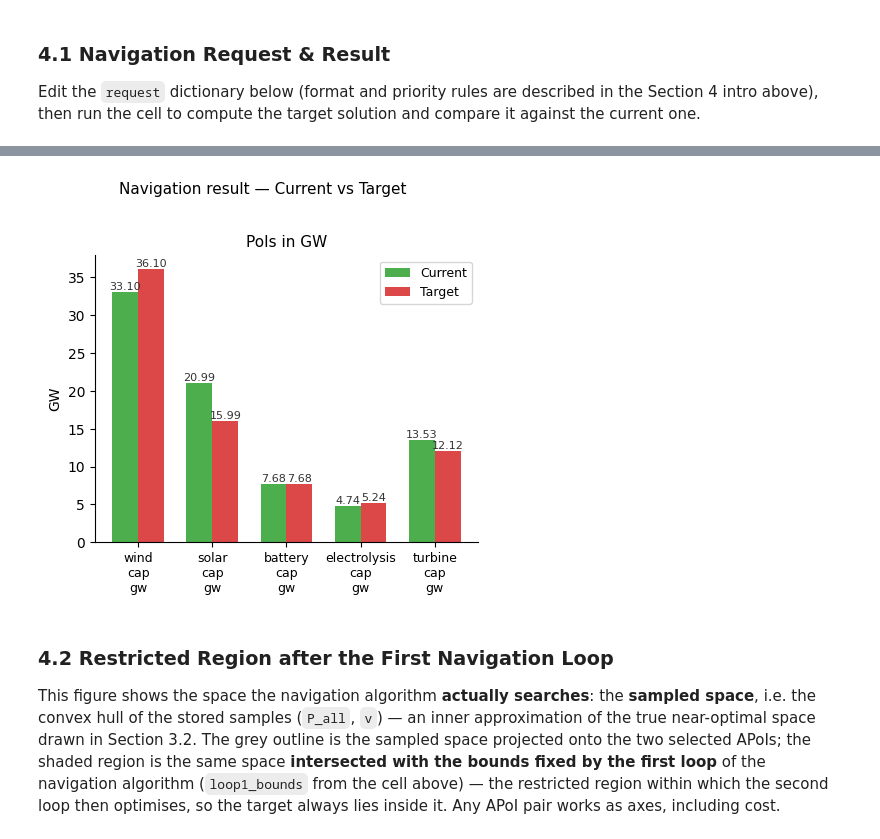
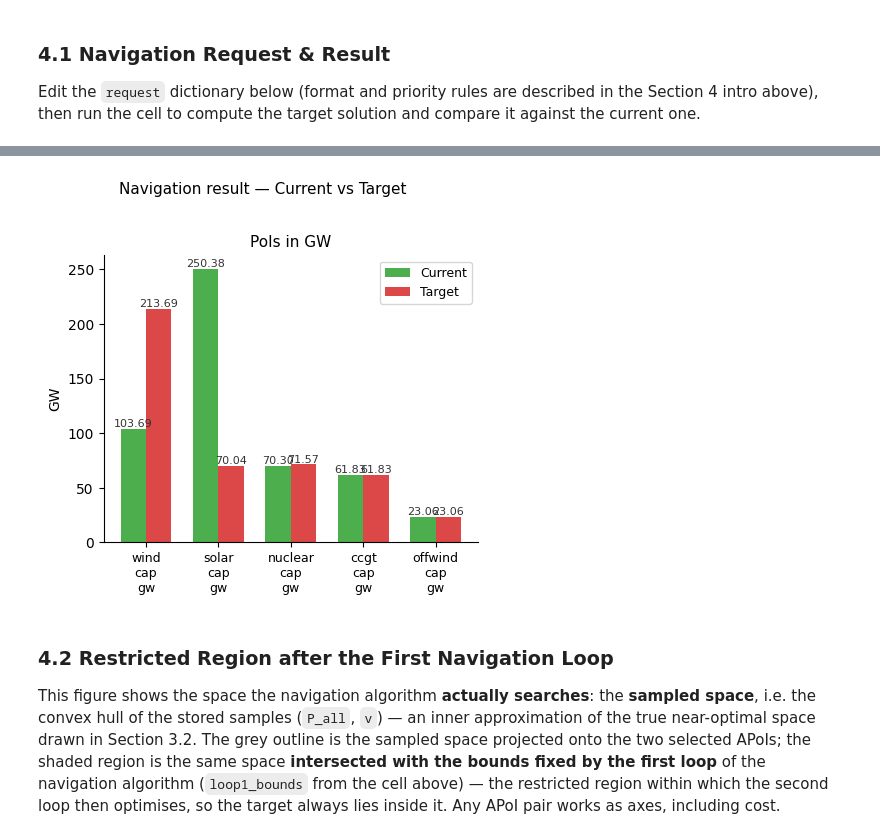
Before and after one commit to Alaa-Sleimi/pypsa-mga-explorer, a Jupyter notebook: mga_exploration.ipynb, the cells around one changed output, grey strips where cells are left out. Saved outputs shown, nothing was run; the diff lists cells and outputs as text; code cells hidden in the pictures.

```diff
--- a/mga_exploration.ipynb
+++ b/mga_exploration.ipynb
@@ -318,10 +308,10 @@ from mga_engine.preparation_state import run_preparation, check_state, load as l
 
 # ── USER CONFIGURATION ──────────────────────────────────────────
 preparation_state_path = "data/preparation_state.nc"
-rerun_preparation      = True    # set True after changing the network (Section 1), the PoIs (Section 2), or the sampling parameters
-n_vertices             = 40      # boundary (vertex) samples
+rerun_preparation      = False    # set True after changing the network (Section 1), the PoIs (Section 2), or the sampling parameters
+n_vertices             = 30      # boundary (vertex) samples
 n_interior_levels      = 5       # number of epsilon levels for interior sampling
-n_samples_per_level    = 15      # interior samples per epsilon level
+n_samples_per_level    = 10      # interior samples per epsilon level
 epsilon_min            = 0.005   # smallest interior sampling level (suggested minimum: 0.005 — must be > 0 and < epsilon)
 seed                   = 42      # RNG seed for vertex sampling
 # ────────────────────────────────────────────────────────────────
@@ -604,6 +588,7 @@ Section 4 intro above), then run the cell to compute the target solution and com
 against the current one.
 # %%
 import numpy as np
+import pandas as pd
 import matplotlib.pyplot as plt
 from mga_engine.ccp_solver import solve_ccp
 from mga_engine.navigation import navigate
@@ -622,11 +607,11 @@ current_solution = dict(zip(poi_names, p_s))
 # ══════════════════════════════════════════════════════════════════
 
 request = {
-    "wind_cap_gw":         ("increase", 3.0),
-    "solar_cap_gw":        ("decrease", 5.0),
-    "battery_cap_gw":      ("keep",     0.0),
-    "electrolysis_cap_gw": ("increase", 0.5),
-    "turbine_cap_gw":      ("decrease", 2.0),
+    "wind_cap_gw":    ("increase", 110.0),
+    "solar_cap_gw":   ("decrease", 165.0),
+    "nuclear_cap_gw": ("increase", 6.0),
+    "ccgt_cap_gw":    ("increase", 40.0),
+    "offwind_cap_gw": ("increase", 25.0),
 }
 
 
@@ -676,51 +661,33 @@ p_t    = P_all @ alpha_t
 cost_t = float(alpha_t @ v)
 target_solution = dict(zip(poi_names, p_t))
 
-# ── Result printout: request, per-PoI outcome, TOTEX ──────────────
-def poi_unit(name):
-    """Unit from the PoI name suffix (_gw -> GW); '' if unrecognized."""
-    return {"gw": "GW", "gwh": "GWh", "mw": "MW", "mwh": "MWh",
-            "kw": "kW", "kwh": "kWh", "tw": "TW", "twh": "TWh"}.get(
-        name.rsplit("_", 1)[-1].lower(), "")
+# ── Result table: request, outcome and free PoIs in one view ──────
+req = {n: (i + 1, dirn, dd) for i, (n, dirn, dd) in enumerate(summary)}
 
-def fmt_delta(d):
-    """1.0 -> '1.0', 0.5 -> '0.5', 0.25 -> '0.25'."""
-    s = f"{float(d):.4f}".rstrip("0")
-    return s + "0" if s.endswith(".") else s
+def _row(n):
+    k = poi_names.index(n); apoi = k + 1
+    prio, dirn, dd = req.get(n, (None, "free", 0.0))
+    if dirn == "free":
+        ask, status = "—", "free (cost-set)"
+    elif dirn == "keep":
+        ask, status = "keep", f"kept (±{delta_out[apoi]:.2f})"
+    else:
+        up = dirn == "increase"
+        sign = "+" if up else "-"
+        ask = f"{'▲' if up else '▼'} ≥ {sign}{dd:g}"
+        if apoi in SE_out:
+            status = "⚠ INFEASIBLE — held"
+        elif delta_out[apoi] < dd - 1e-9:
+            status = f"⚠ capped at {sign}{delta_out[apoi]:.2f}"
+        else:
+            status = "ok"
+    return {"prio": str(prio) if prio else "—", "request": ask,
+            "before": p_s[k], "after": p_t[k], "Δ": p_t[k] - p_s[k], "status": status}
 
-print("Navigation request (priority = dict order):")
-print("-" * 48)
-for prio, (name, direction, d) in enumerate(summary, start=1):
-    if direction == "keep":
-        print(f"  [{prio}] {name:<16} keep")
-    else:
-        arrow = "▲" if direction == "increase" else "▼"
-        print(f"  [{prio}] {name:<16} {arrow} {direction} by {fmt_delta(d)} {poi_unit(name)}".rstrip())
-print("-" * 48)
-print("Results (start → target):")
-for prio, (name, direction, d) in enumerate(summary, start=1):
-    idx    = poi_names.index(name)
-    apoi   = idx + 1
-    sv, tv = p_s[idx], p_t[idx]
-    actual = tv - sv
-    sign   = "+" if direction == "increase" else "-"
-    # Infeasibility feedback straight from navigate()'s returned structures:
-    # a flip into SE_out means the direction was infeasible; a shrunken
-    # delta_out means the requested magnitude was capped.
-    if direction == "keep":
-        status = f"(kept, Δ = {actual:.2f})"
-    elif apoi in SE_out:
-        status = (f"⚠ {direction} infeasible — held at "
-                  f"{sv:.2f} ± {delta_out[apoi]:.2f} instead")
-    elif delta_out[apoi] < d - 1e-9:
-        status = (f"⚠ requested ≥ {sign}{fmt_delta(d)}, "
-                  f"only {sign}{delta_out[apoi]:.2f} feasible")
-    else:
-        status = f"({actual:+.2f}, requested ≥ {sign}{fmt_delta(d)} ✓)"
-    vals = f"  [{prio}] {name:<16} {sv:.2f} → {tv:.2f} {poi_unit(name)}".rstrip()
-    print(f"{vals}   {status}")
-print("-" * 48)
-print(f"TOTEX: €{cost_s/1e6:,.2f}M/yr → €{cost_t/1e6:,.2f}M/yr  (Δ = €{(cost_t - cost_s)/1e6:+,.2f}M/yr)")
+order = [n for n, _, _ in summary] + [n for n in poi_names if n not in req]
+print(pd.DataFrame([_row(n) for n in order], index=order).round(2).to_string())
+print(f"TOTEX: {cost_s/1e6:,.1f} → {cost_t/1e6:,.1f} M€/yr ({(cost_t - cost_s)/1e6:+,.1f})")
+
 
 # ── Current vs Target, grouped by unit so axes stay meaningful ────
 unique_units = sorted({poi_units.get(n, "") for n in poi_names})
@@ -772,4 +730,4 @@ TOTEX: €7,906.18M/yr → €8,216.47M/yr  (Δ = €+310.30M/yr)
-[figure, old version]
+[figure, new version]
 # %% [markdown]
 ### 4.2 Restricted Region after the First Navigation Loop
 
```
Also changed, not shown: parts of 9 cells of this notebook.
